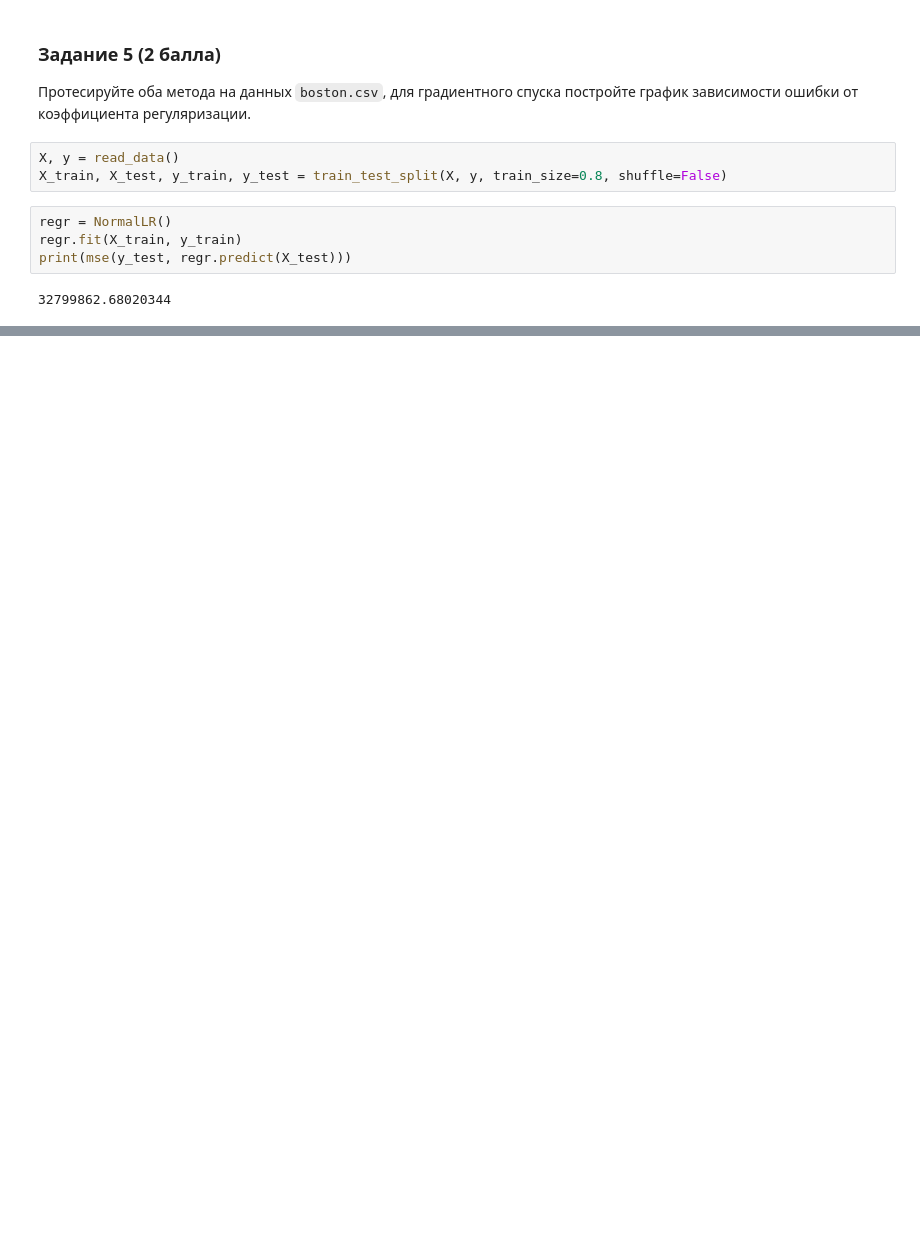
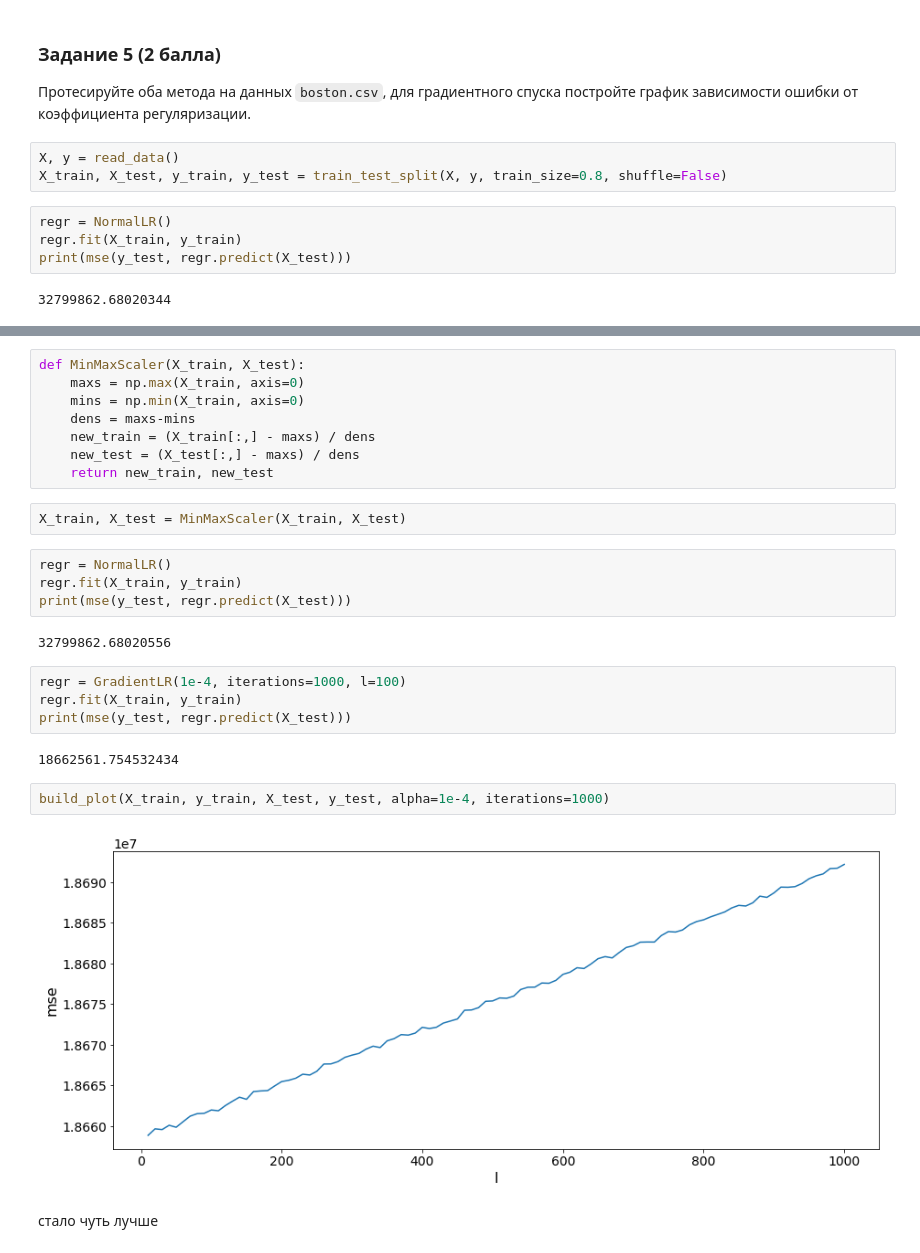
Before and after one commit to kraalfar/bml, a Jupyter notebook: Homework 9/hw10_task.ipynb, the cells around one changed output, grey strips where cells are left out. Saved outputs shown, nothing was run; the diff lists cells and outputs as text; blank space fills up the shorter version.

```diff
--- a/Homework 9/hw10_task.ipynb
+++ b/Homework 9/hw10_task.ipynb
@@ -151,0 +154,28 @@ build_plot(X_train, y_train, X_test, y_test, alpha=1e-10, iterations=1000)
+# %%
+def MinMaxScaler(X_train, X_test):
+    maxs = np.max(X_train, axis=0)
+    mins = np.min(X_train, axis=0)
+    dens = maxs-mins
+    new_train = (X_train[:,] - maxs) / dens
+    new_test = (X_test[:,] - maxs) / dens
+    return new_train, new_test
+# %%
+X_train, X_test = MinMaxScaler(X_train, X_test)
+# %%
+regr = NormalLR()
+regr.fit(X_train, y_train)
+print(mse(y_test, regr.predict(X_test)))
+# %% [output]
+32799862.68020556
+# %%
+regr = GradientLR(1e-4, iterations=1000, l=100)
+regr.fit(X_train, y_train)
+print(mse(y_test, regr.predict(X_test)))
+# %% [output]
+18662561.754532434
+# %%
+build_plot(X_train, y_train, X_test, y_test, alpha=1e-4, iterations=1000)
+# %% [output]
+[figure, added]
+# %% [markdown]
+стало чуть лучше
```
Also changed, not shown: parts of 8 cells of this notebook.
